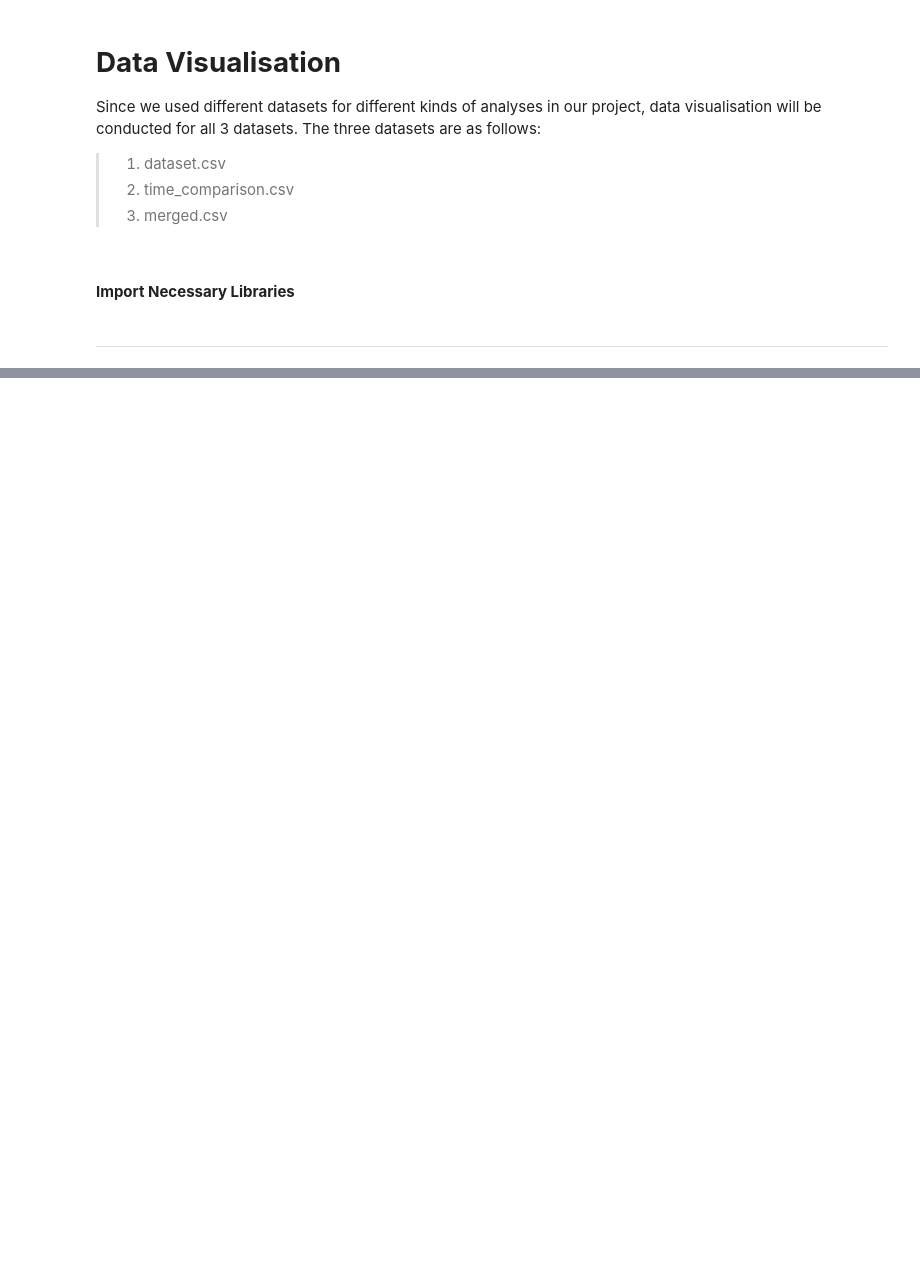
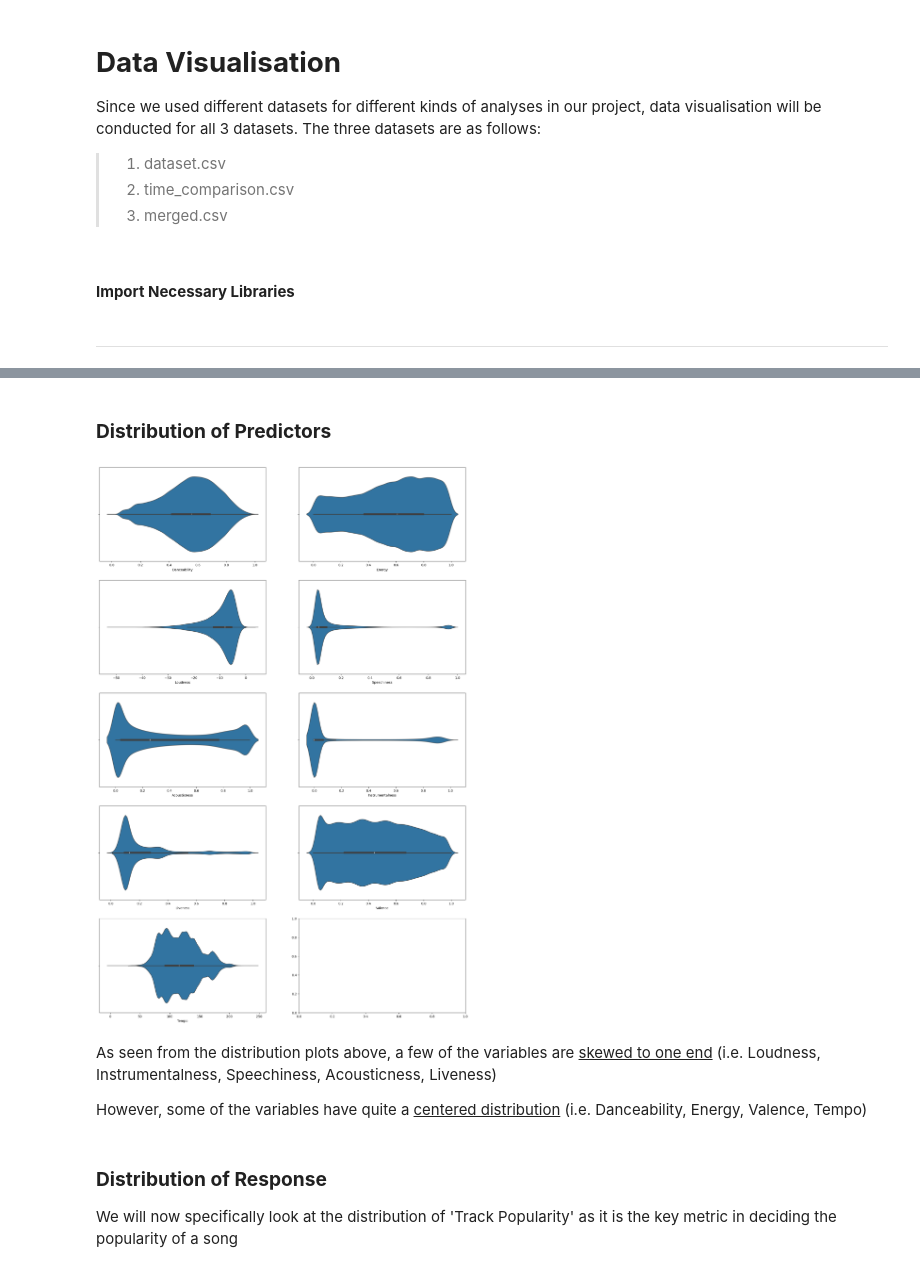
Before and after one commit to justkk4/dsai-spotipy-project, a Jupyter notebook: data-visualisation.ipynb, the cells around one changed output, grey strips where cells are left out. Drawn from its saved outputs; the diff is of its cells as text; code cells hidden in the pictures; blank space fills up the shorter version.

```diff
--- a/data-visualisation.ipynb
+++ b/data-visualisation.ipynb
@@ -112,0 +77,3 @@ violin_tp = sb.violinplot(data=predictors["Track Popularity"], orient="h", ax=ax
+# %%
+songdata1 = pd.DataFrame(merged200k.select_dtypes(include=['int64','float64']))
+songdata1
@@ -112,0 +106,31 @@ violin_tp = sb.violinplot(data=predictors["Track Popularity"], orient="h", ax=ax
+# %% [markdown]
+### **Distribution of Predictors**
+# %%
+# Plot the distribution of predictors
+f, axes = plt.subplots(5,2,figsize=(20,30))
+total = 0
+row = 0
+
+audio_features = [c for c in songdata1.columns if c != "Track Popularity"]
+
+for var in audio_features:
+    if total % 2 == 0:
+        col = 0
+    else:
+        col = 1
+
+    vp = sb.violinplot(data=songdata1[var], orient='h', ax=axes[row,col])
+    vp.set_xlabel(var, fontsize=10)
+    total += 1
+
+    if total % 2 == 0:
+        row += 1
+# %% [output]
+[figure, added]
+# %% [markdown]
+As seen from the distribution plots above, a few of the variables are <u>skewed to one end</u> (i.e. Loudness, Instrumentalness, Speechiness, Acousticness, Liveness)
+
+However, some of the variables have quite a <u>centered distribution</u> (i.e. Danceability, Energy, Valence, Tempo)
+# %% [markdown]
+### **Distribution of Response**
+We will now specifically look at the distribution of 'Track Popularity' as it is the key metric in deciding the popularity of a song
```
Also changed, not shown: parts of 58 cells of this notebook, 16 other files.
